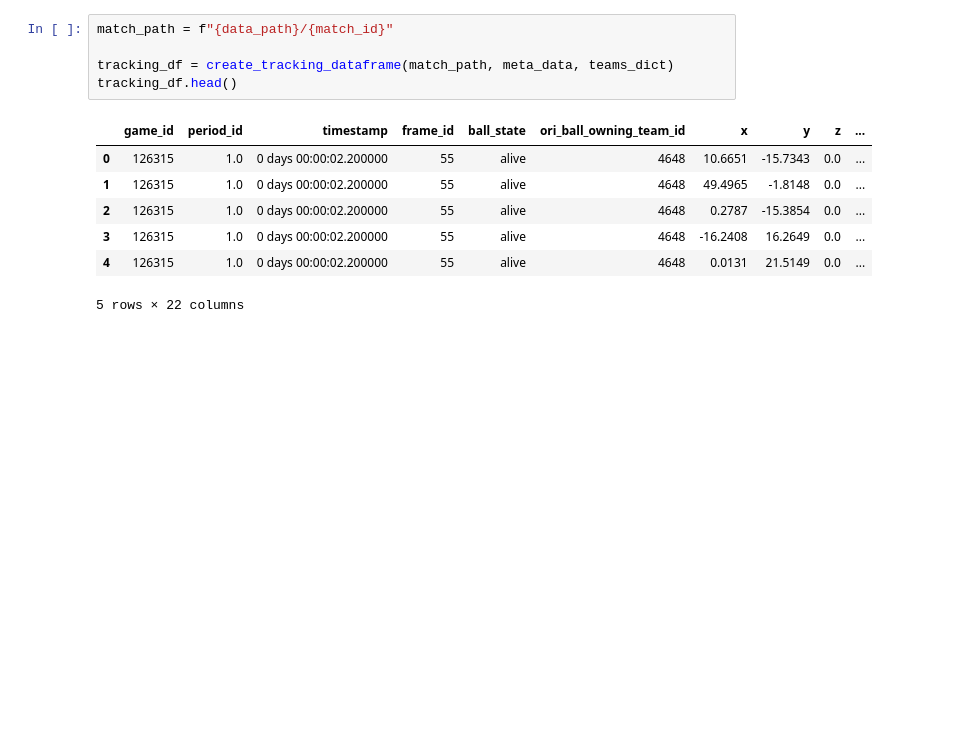
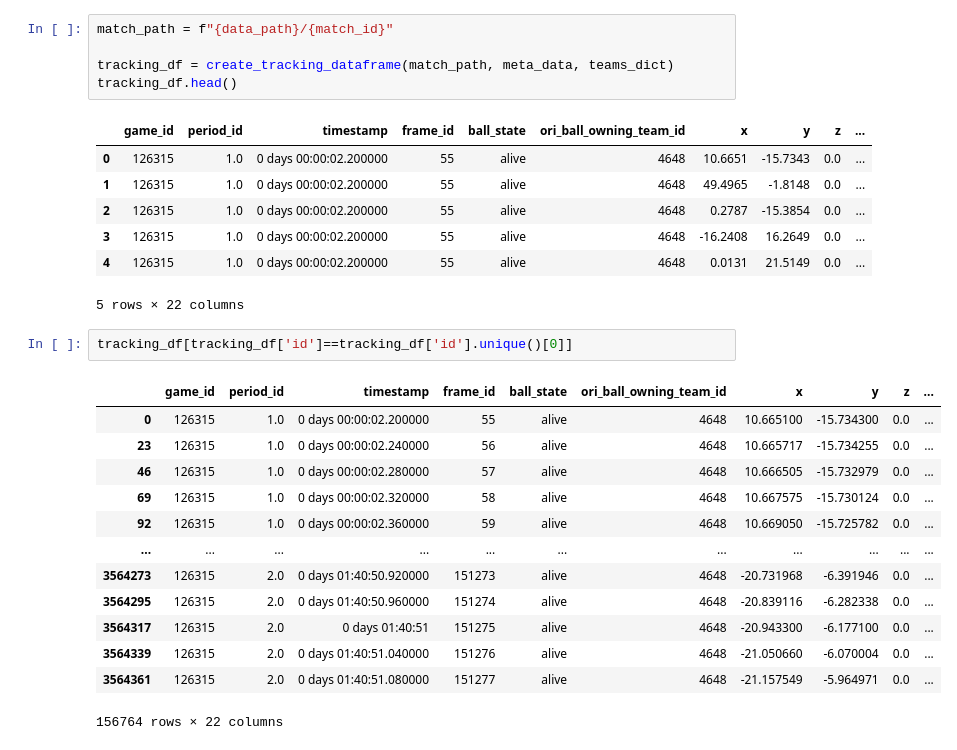
Before and after one commit to leemingo/express-v2, a Jupyter notebook: notebook/6-visualization.ipynb, the cells around one changed output. Cells and saved outputs as stored; diff of their text form; blank space fills up the shorter version.

```diff
--- a/notebook/6-visualization.ipynb
+++ b/notebook/6-visualization.ipynb
@@ -93,4 +90,20 @@ tracking_df.head()
 | 3 | 126315 | 1.0 | 0 days 00:00:02.200000 | 55 | alive | 4648 | -16.2408 | 16.2649 | 0.0 | ... |
 | 4 | 126315 | 1.0 | 0 days 00:00:02.200000 | 55 | alive | 4648 | 0.0131 | 21.5149 | 0.0 | ... |
 5 rows × 22 columns
+# %%
+tracking_df[tracking_df['id']==tracking_df['id'].unique()[0]]
+# %% [output]
+|  | game_id | period_id | timestamp | frame_id | ball_state | ori_ball_owning_team_id | x | y | z | ... |
+| 0 | 126315 | 1.0 | 0 days 00:00:02.200000 | 55 | alive | 4648 | 10.665100 | -15.734300 | 0.0 | ... |
+| 23 | 126315 | 1.0 | 0 days 00:00:02.240000 | 56 | alive | 4648 | 10.665717 | -15.734255 | 0.0 | ... |
+| 46 | 126315 | 1.0 | 0 days 00:00:02.280000 | 57 | alive | 4648 | 10.666505 | -15.732979 | 0.0 | ... |
+| 69 | 126315 | 1.0 | 0 days 00:00:02.320000 | 58 | alive | 4648 | 10.667575 | -15.730124 | 0.0 | ... |
+| 92 | 126315 | 1.0 | 0 days 00:00:02.360000 | 59 | alive | 4648 | 10.669050 | -15.725782 | 0.0 | ... |
+| ... | ... | ... | ... | ... | ... | ... | ... | ... | ... | ... |
+| 3564273 | 126315 | 2.0 | 0 days 01:40:50.920000 | 151273 | alive | 4648 | -20.731968 | -6.391946 | 0.0 | ... |
+| 3564295 | 126315 | 2.0 | 0 days 01:40:50.960000 | 151274 | alive | 4648 | -20.839116 | -6.282338 | 0.0 | ... |
+| 3564317 | 126315 | 2.0 | 0 days 01:40:51 | 151275 | alive | 4648 | -20.943300 | -6.177100 | 0.0 | ... |
+| 3564339 | 126315 | 2.0 | 0 days 01:40:51.040000 | 151276 | alive | 4648 | -21.050660 | -6.070004 | 0.0 | ... |
+| 3564361 | 126315 | 2.0 | 0 days 01:40:51.080000 | 151277 | alive | 4648 | -21.157549 | -5.964971 | 0.0 | ... |
+156764 rows × 22 columns
 # %%
```
Also changed, not shown: parts of 2 cells of this notebook, 20 other files.
